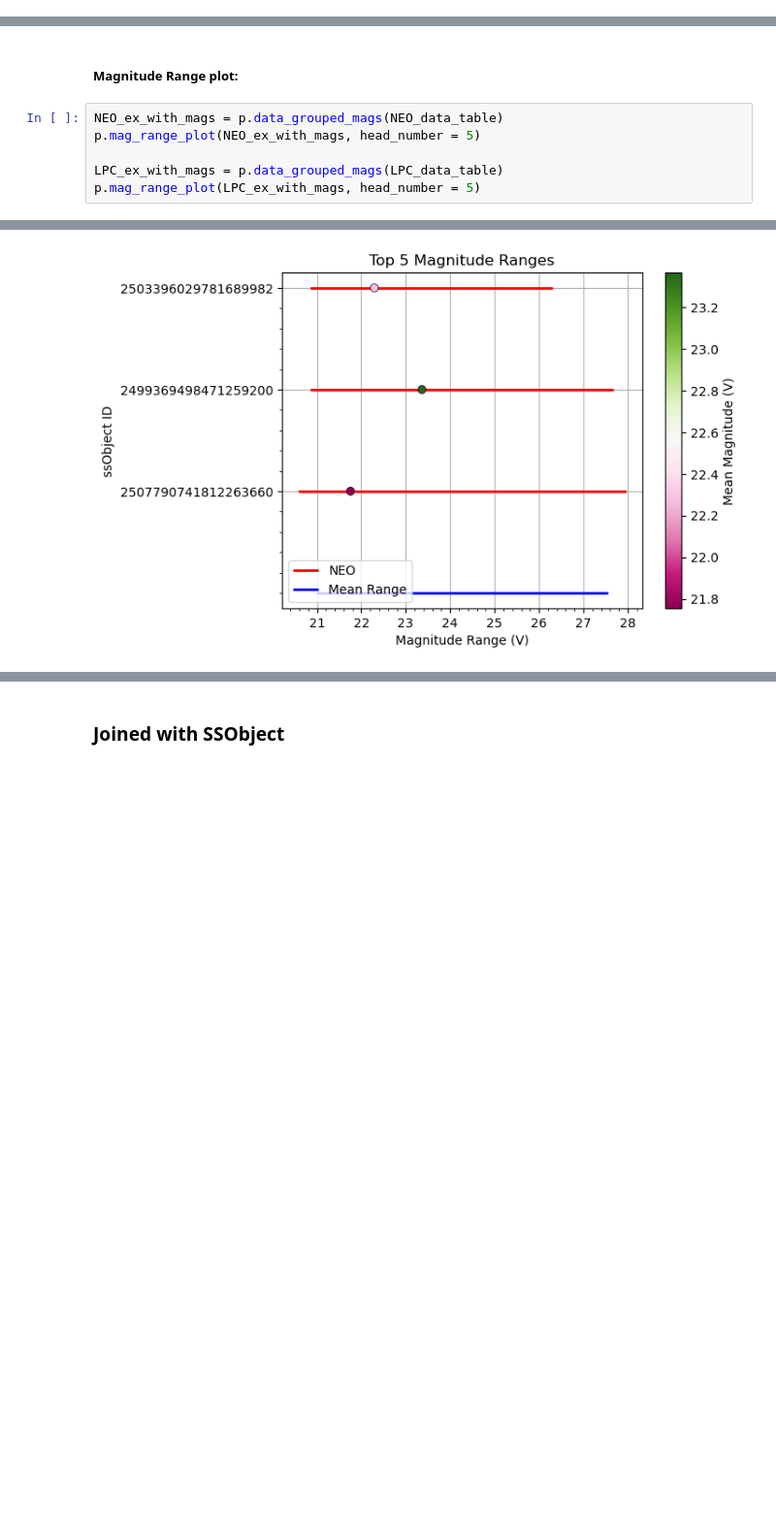
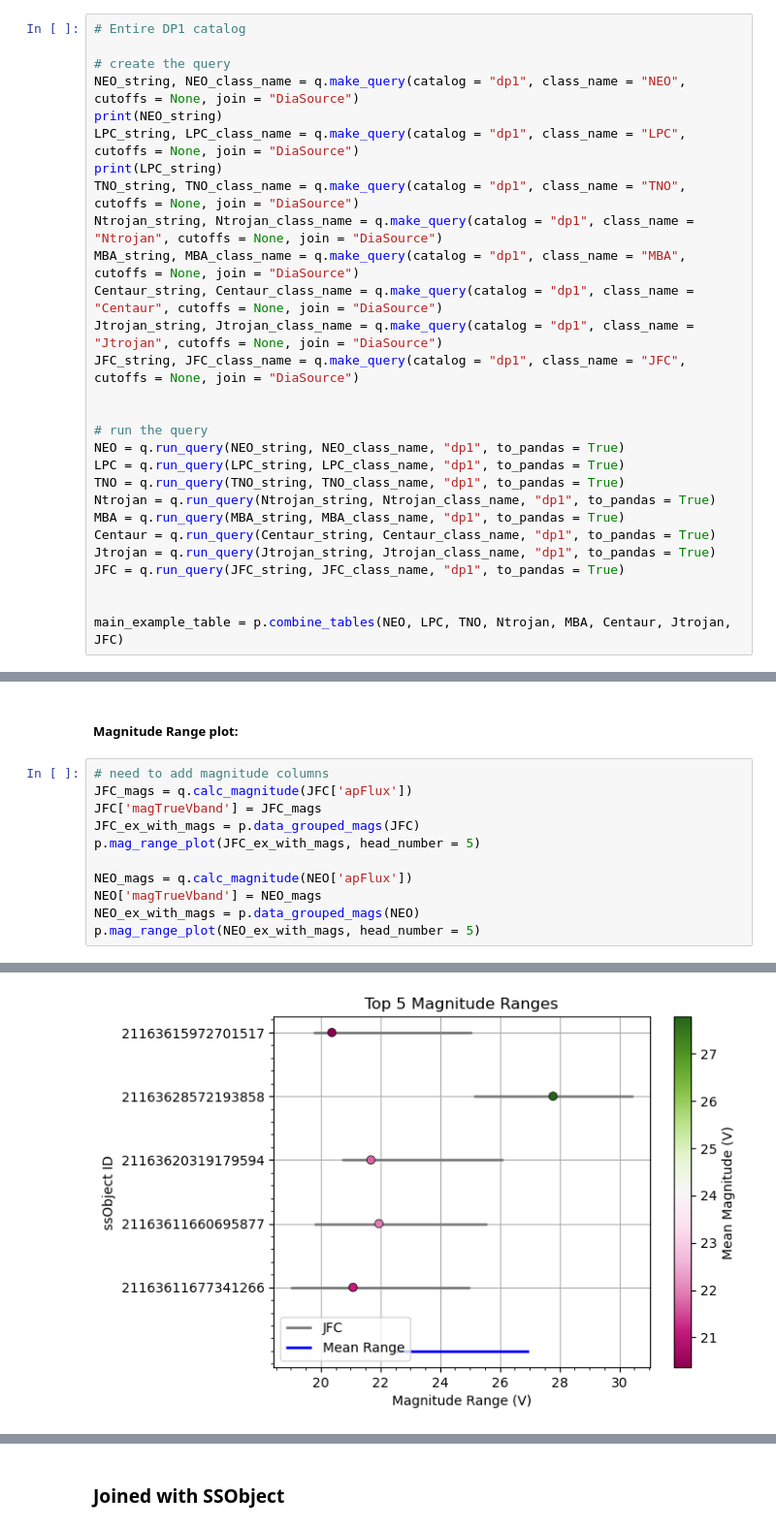
Before and after one commit to lsst-sssc/rsp_queries, a Jupyter notebook: docs/notebooks/query_tutorial.ipynb, the cells around one changed output, grey strips where cells are left out. Shown: that part at 97% size. Saved outputs shown, nothing was run; the diff lists cells and outputs as text; blank space fills up the shorter version.

Commit message:
Added counting functions, updated range plot

```diff
--- a/docs/notebooks/query_tutorial.ipynb
+++ b/docs/notebooks/query_tutorial.ipynb
@@ -168,0 +192,28 @@ Index(['band', 'e', 'incl', 'magTrueVband', 'mpcDesignation', 'q',
+# %%
+# Entire DP1 catalog
+
+# create the query
+NEO_string, NEO_class_name = q.make_query(catalog = "dp1", class_name = "NEO", cutoffs = None, join = "DiaSource")
+print(NEO_string)
+LPC_string, LPC_class_name = q.make_query(catalog = "dp1", class_name = "LPC", cutoffs = None, join = "DiaSource")
+print(LPC_string)
+TNO_string, TNO_class_name = q.make_query(catalog = "dp1", class_name = "TNO", cutoffs = None, join = "DiaSource")
+Ntrojan_string, Ntrojan_class_name = q.make_query(catalog = "dp1", class_name = "Ntrojan", cutoffs = None, join = "DiaSource")
+MBA_string, MBA_class_name = q.make_query(catalog = "dp1", class_name = "MBA", cutoffs = None, join = "DiaSource")
+Centaur_string, Centaur_class_name = q.make_query(catalog = "dp1", class_name = "Centaur", cutoffs = None, join = "DiaSource")
+Jtrojan_string, Jtrojan_class_name = q.make_query(catalog = "dp1", class_name = "Jtrojan", cutoffs = None, join = "DiaSource")
+JFC_string, JFC_class_name = q.make_query(catalog = "dp1", class_name = "JFC", cutoffs = None, join = "DiaSource")
+
+
+# run the query
+NEO = q.run_query(NEO_string, NEO_class_name, "dp1", to_pandas = True)
+LPC = q.run_query(LPC_string, LPC_class_name, "dp1", to_pandas = True)
+TNO = q.run_query(TNO_string, TNO_class_name, "dp1", to_pandas = True)
+Ntrojan = q.run_query(Ntrojan_string, Ntrojan_class_name, "dp1", to_pandas = True)
+MBA = q.run_query(MBA_string, MBA_class_name, "dp1", to_pandas = True)
+Centaur = q.run_query(Centaur_string, Centaur_class_name, "dp1", to_pandas = True)
+Jtrojan = q.run_query(Jtrojan_string, Jtrojan_class_name, "dp1", to_pandas = True)
+JFC = q.run_query(JFC_string, JFC_class_name, "dp1", to_pandas = True)
+
+
+main_example_table = p.combine_tables(NEO, LPC, TNO, Ntrojan, MBA, Centaur, Jtrojan, JFC)
@@ -202,9 +360,14 @@ observations_by_object_filter = p.obs_filter(main_example_table)
 # %% [markdown]
 ##### Magnitude Range plot:
 # %%
-NEO_ex_with_mags = p.data_grouped_mags(NEO_data_table)
+# need to add magnitude columns
+JFC_mags = q.calc_magnitude(JFC['apFlux'])
+JFC['magTrueVband'] = JFC_mags
+JFC_ex_with_mags = p.data_grouped_mags(JFC)
+p.mag_range_plot(JFC_ex_with_mags, head_number = 5)
+
+NEO_mags = q.calc_magnitude(NEO['apFlux'])
+NEO['magTrueVband'] = NEO_mags
+NEO_ex_with_mags = p.data_grouped_mags(NEO)
 p.mag_range_plot(NEO_ex_with_mags, head_number = 5)
-
-LPC_ex_with_mags = p.data_grouped_mags(LPC_data_table)
-p.mag_range_plot(LPC_ex_with_mags, head_number = 5)
 # %% [output]
@@ -214 +377 @@ Large range criterion: 5.400655
-[figure, old version]
+[figure, new version]
```
Also changed, not shown: parts of 12 cells of this notebook.
